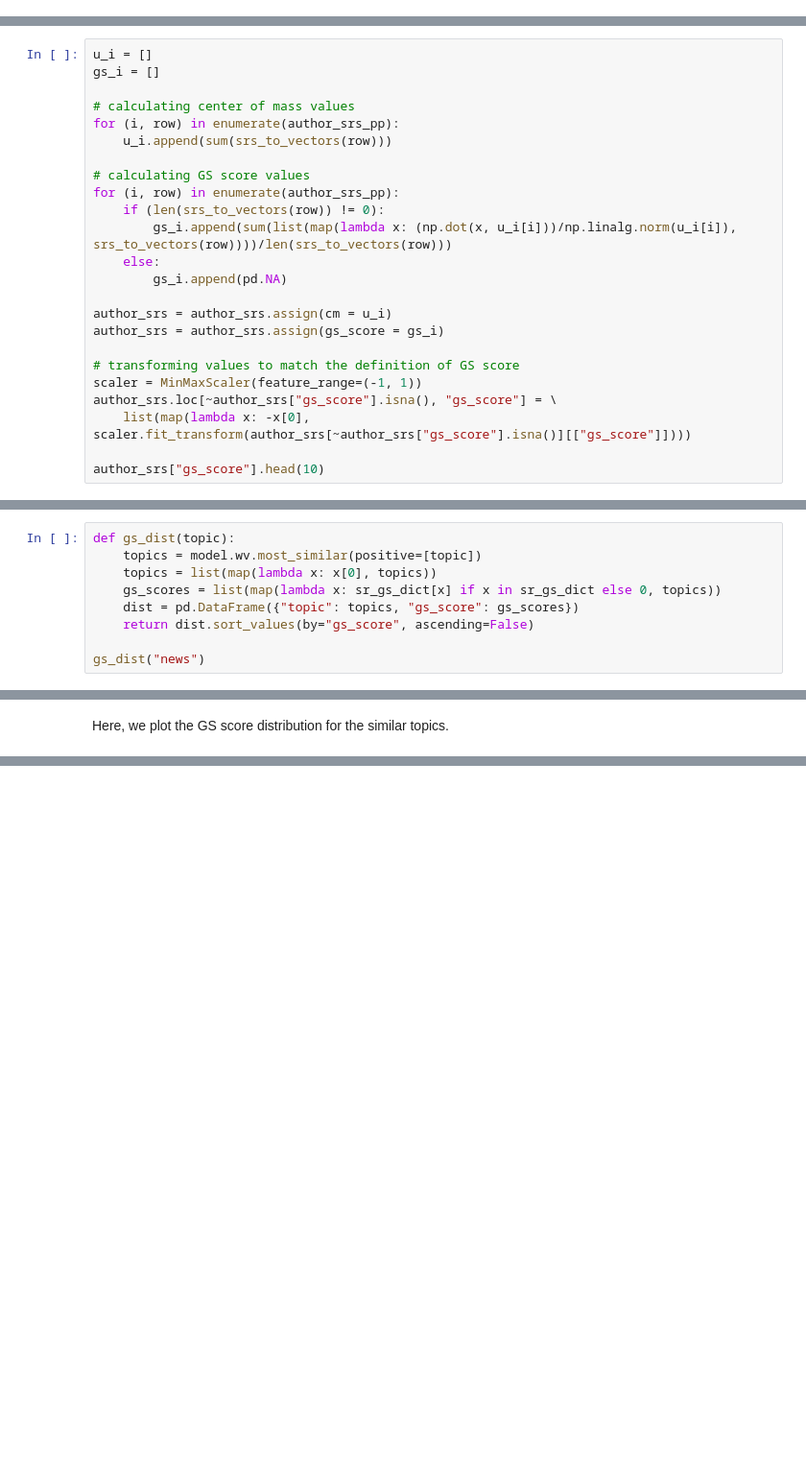
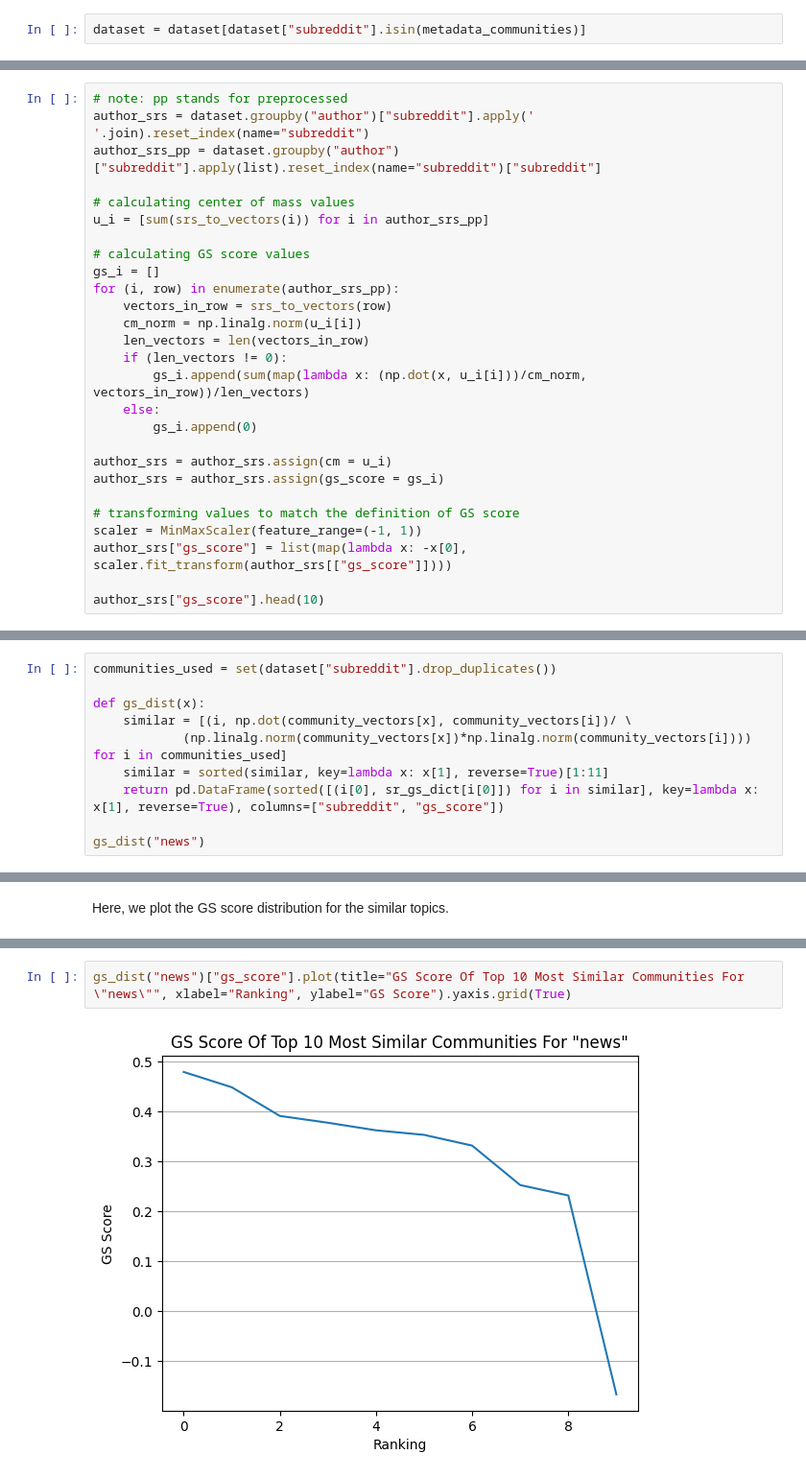
Before and after one commit to Virthiya98/CSCD25_Project, a Jupyter notebook: project.ipynb, the cells around one changed output, grey strips where cells are left out. Shown at 96% size. Drawn from its saved outputs; the diff is of its cells as text; blank space fills up the shorter version.

```diff
--- a/project.ipynb
+++ b/project.ipynb
@@ -63 +56,3 @@ def srs_to_vectors(text):
+# %%
+dataset = dataset[dataset["subreddit"].isin(metadata_communities)]
 # %% [markdown]
@@ -65,27 +60,30 @@ def srs_to_vectors(text):
 # %% [markdown]
 The center of mass for each user and then the GS score for each user are calculated.
 # %%
-u_i = []
-gs_i = []
+# note: pp stands for preprocessed
+author_srs = dataset.groupby("author")["subreddit"].apply(' '.join).reset_index(name="subreddit")
+author_srs_pp = dataset.groupby("author")["subreddit"].apply(list).reset_index(name="subreddit")["subreddit"]
 
 # calculating center of mass values
-for (i, row) in enumerate(author_srs_pp):
-    u_i.append(sum(srs_to_vectors(row)))
+u_i = [sum(srs_to_vectors(i)) for i in author_srs_pp]
 
 # calculating GS score values
+gs_i = []
 for (i, row) in enumerate(author_srs_pp):
-    if (len(srs_to_vectors(row)) != 0):
-        gs_i.append(sum(list(map(lambda x: (np.dot(x, u_i[i]))/np.linalg.norm(u_i[i]), srs_to_vectors(row))))/len(srs_to_vectors(row)))
+    vectors_in_row = srs_to_vectors(row)
+    cm_norm = np.linalg.norm(u_i[i])
+    len_vectors = len(vectors_in_row)
+    if (len_vectors != 0):
+        gs_i.append(sum(map(lambda x: (np.dot(x, u_i[i]))/cm_norm, vectors_in_row))/len_vectors)
     else:
-        gs_i.append(pd.NA)
+        gs_i.append(0)
 
 author_srs = author_srs.assign(cm = u_i)
 author_srs = author_srs.assign(gs_score = gs_i)
 
 # transforming values to match the definition of GS score
 scaler = MinMaxScaler(feature_range=(-1, 1))
-author_srs.loc[~author_srs["gs_score"].isna(), "gs_score"] = \
-    list(map(lambda x: -x[0], scaler.fit_transform(author_srs[~author_srs["gs_score"].isna()][["gs_score"]])))
+author_srs["gs_score"] = list(map(lambda x: -x[0], scaler.fit_transform(author_srs[["gs_score"]])))
 
 author_srs["gs_score"].head(10)
 # %% [output]
@@ -133,11 +131,2 @@ Name: gs_score, dtype: float64
 # %% [markdown]
 The gs_dist function takes a subreddit as input and returns the most similar subreddits with their corresponding GS scores (sorted by GS score). We test it with the news subreddit.
-# %%
-def gs_dist(topic):
-    topics = model.wv.most_similar(positive=[topic])
-    topics = list(map(lambda x: x[0], topics))
-    gs_scores = list(map(lambda x: sr_gs_dict[x] if x in sr_gs_dict else 0, topics))
-    dist = pd.DataFrame({"topic": topics, "gs_score": gs_scores})
-    return dist.sort_values(by="gs_score", ascending=False)
-
-gs_dist("news")
@@ -155,0 +133,10 @@ gs_dist("news")
+# %%
+communities_used = set(dataset["subreddit"].drop_duplicates())
+
+def gs_dist(x):
+    similar = [(i, np.dot(community_vectors[x], community_vectors[i])/ \
+            (np.linalg.norm(community_vectors[x])*np.linalg.norm(community_vectors[i]))) for i in communities_used]
+    similar = sorted(similar, key=lambda x: x[1], reverse=True)[1:11]
+    return pd.DataFrame(sorted([(i[0], sr_gs_dict[i[0]]) for i in similar], key=lambda x: x[1], reverse=True), columns=["subreddit", "gs_score"])
+
+gs_dist("news")
@@ -170,0 +157,4 @@ gs_dist("news").reset_index()["gs_score"].plot()
+# %%
+gs_dist("news")["gs_score"].plot(title="GS Score Of Top 10 Most Similar Communities For \"news\"", xlabel="Ranking", ylabel="GS Score").yaxis.grid(True)
+# %% [output]
+[figure, added]
```
Also changed, not shown: parts of 34 cells of this notebook, 10 other files.
